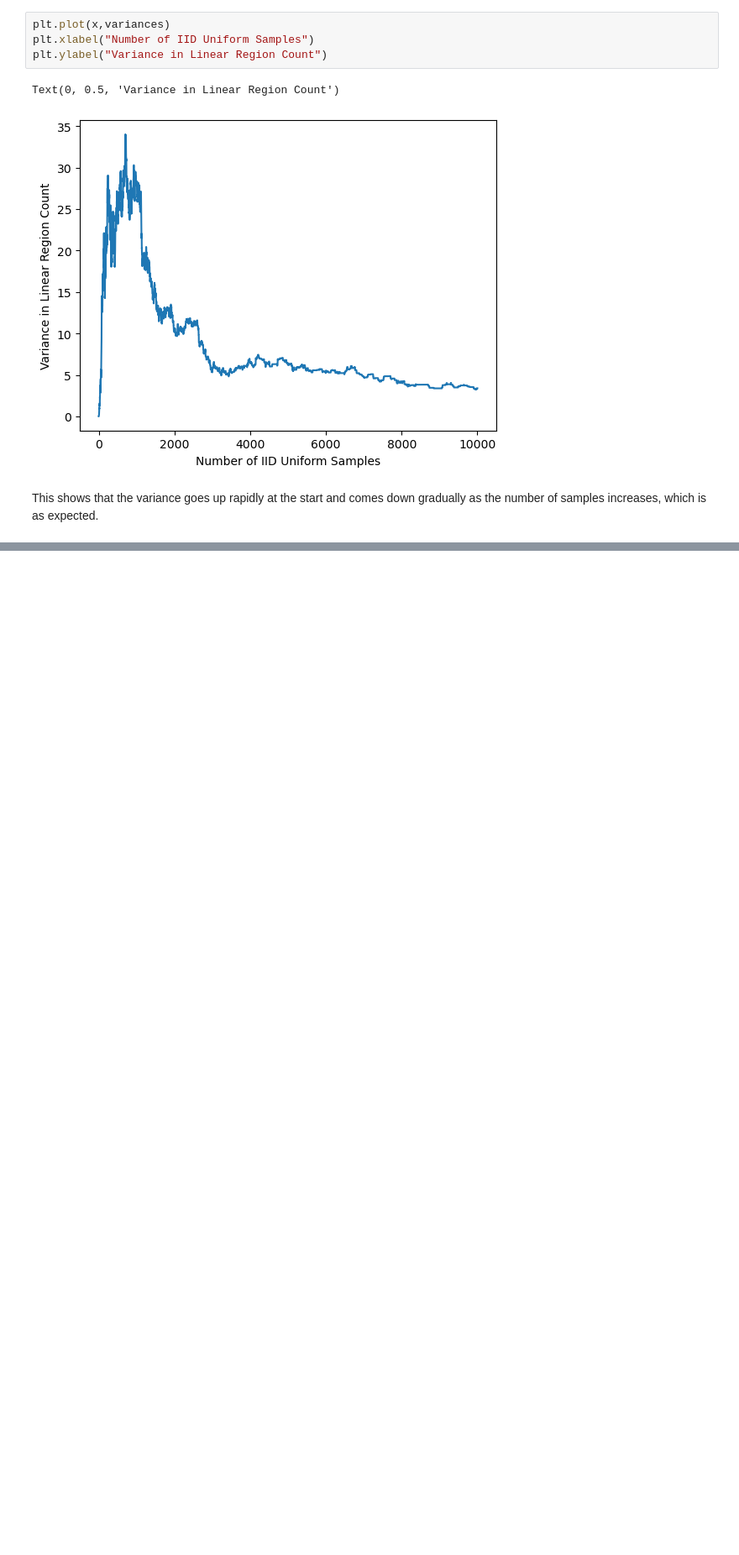
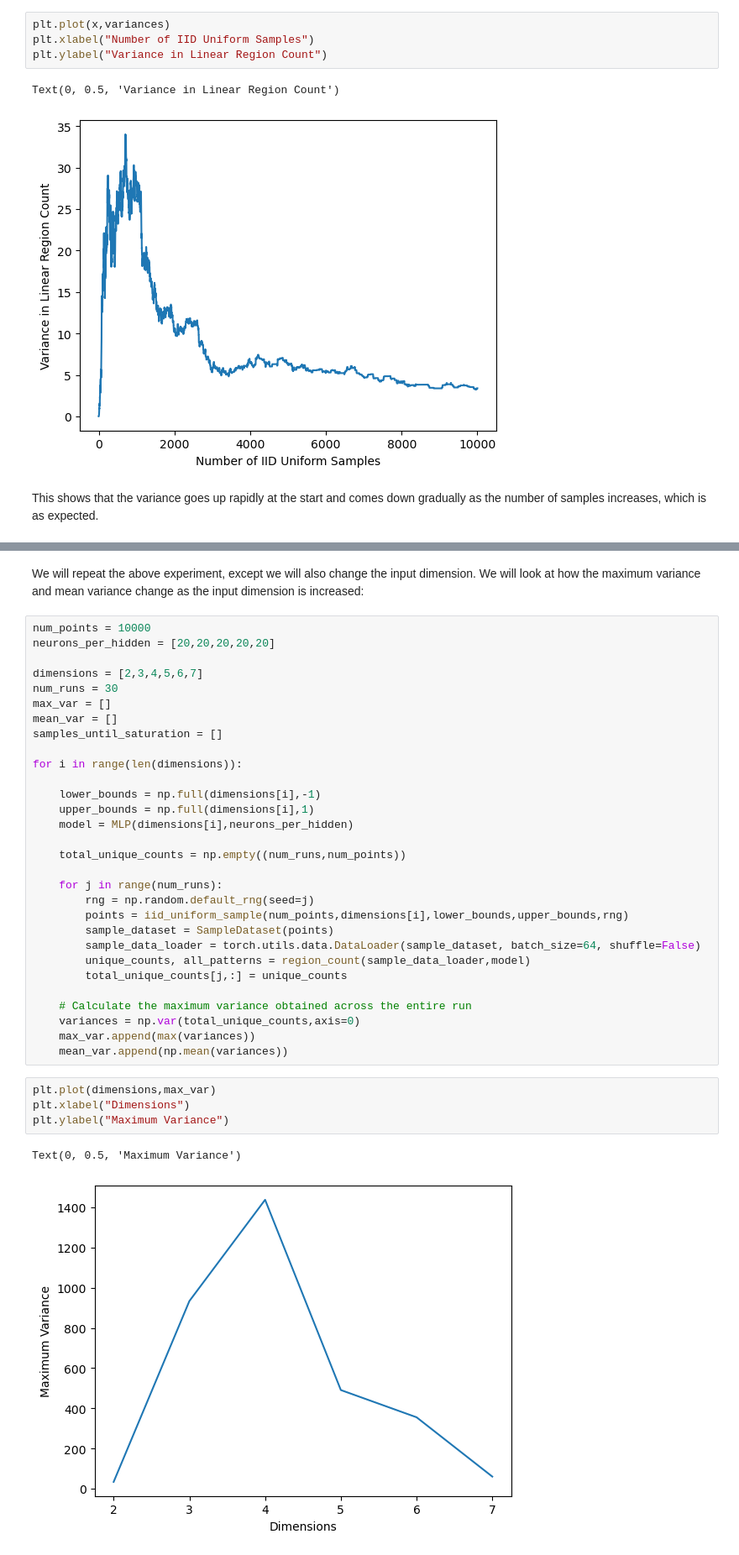
Before and after one commit to Gautam-Chauhan/MSc-Thesis, a Jupyter notebook: iid_uniform_code.ipynb, the cells around one changed output, grey strips where cells are left out. Shown at 84% size. Saved outputs shown, nothing was run; the diff lists cells and outputs as text; blank space fills up the shorter version.

Commit message:
Added an experiment to test increasing dimension of the input space

```diff
--- a/iid_uniform_code.ipynb
+++ b/iid_uniform_code.ipynb
@@ -255,0 +258,39 @@ This shows that the variance goes up rapidly at the start and comes down gradual
+# %% [markdown]
+We will repeat the above experiment, except we will also change the input dimension. We will look at how the maximum variance and mean variance change as the input dimension is increased:
+# %%
+num_points = 10000
+neurons_per_hidden = [20,20,20,20,20]
+
+dimensions = [2,3,4,5,6,7]
+num_runs = 30
+max_var = []
+mean_var = []
+samples_until_saturation = []
+
+for i in range(len(dimensions)):
+
+    lower_bounds = np.full(dimensions[i],-1)
+    upper_bounds = np.full(dimensions[i],1)
+    model = MLP(dimensions[i],neurons_per_hidden)
+
+    total_unique_counts = np.empty((num_runs,num_points))
+
+    for j in range(num_runs):
+        rng = np.random.default_rng(seed=j)
+        points = iid_uniform_sample(num_points,dimensions[i],lower_bounds,upper_bounds,rng)
+        sample_dataset = SampleDataset(points)
+        sample_data_loader = torch.utils.data.DataLoader(sample_dataset, batch_size=64, shuffle=False)
+        unique_counts, all_patterns = region_count(sample_data_loader,model)
+        total_unique_counts[j,:] = unique_counts
+
+    # Calculate the maximum variance obtained across the entire run
+    variances = np.var(total_unique_counts,axis=0)
+    max_var.append(max(variances))
+    mean_var.append(np.mean(variances))
+# %%
+plt.plot(dimensions,max_var)
+plt.xlabel("Dimensions")
+plt.ylabel("Maximum Variance")
+# %% [output]
+Text(0, 0.5, 'Maximum Variance')
+[figure, added]
```
Also changed, not shown: parts of 3 cells of this notebook.
